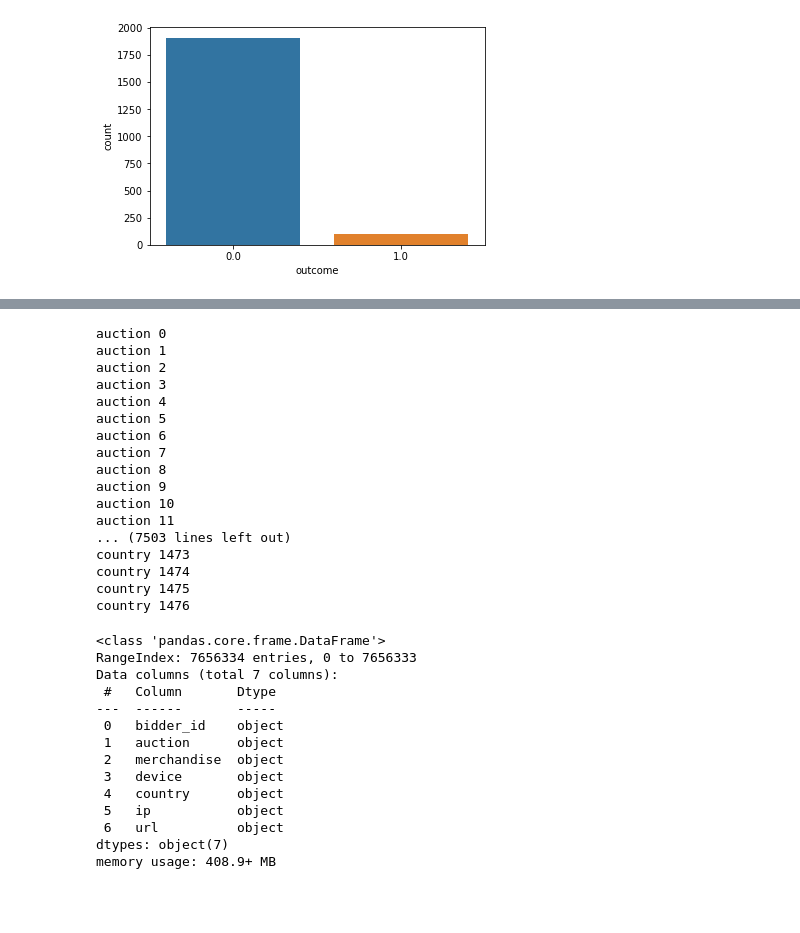
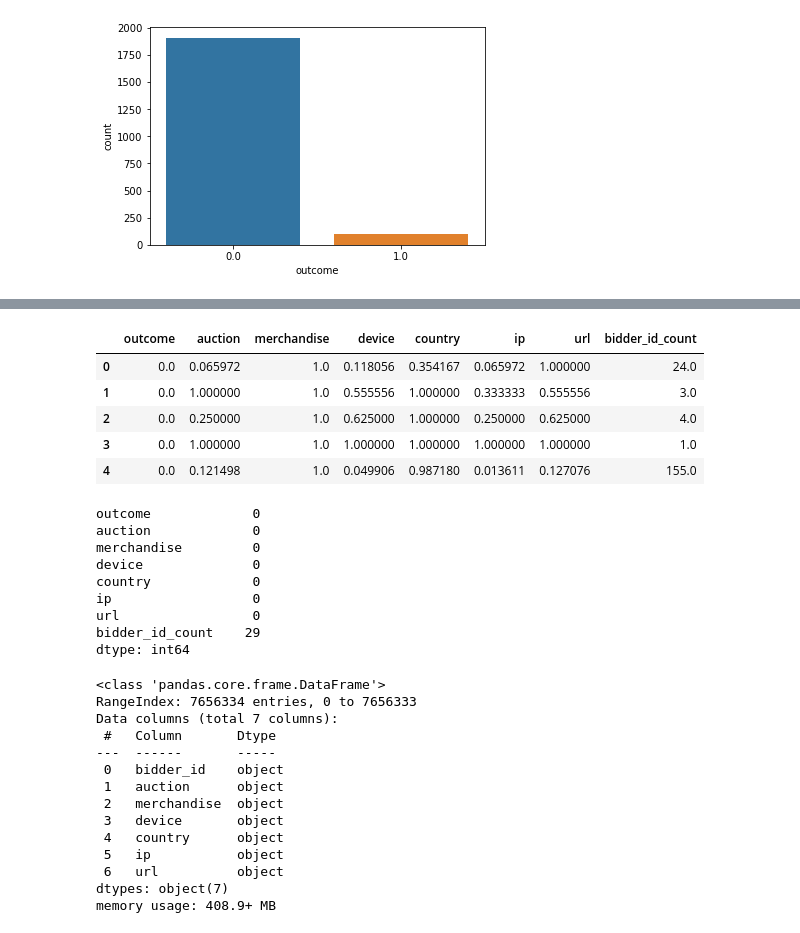
Before and after one commit to meln1337/facebook-kaggle, a Jupyter notebook: facebook.ipynb, the cells around one changed output, grey strips where cells are left out. Cells and saved outputs as stored; diff of their text form; code cells hidden in the pictures; blank space fills up the shorter version.

```diff
--- a/facebook.ipynb
+++ b/facebook.ipynb
@@ -112,7 +99,7 @@ def get_sameness(series):
     Computes sameness.
     """
     if len(series) == 0:
-        return 0.5
+        return 0.3
     vc = series.value_counts()
     p_vc = vc / len(series)
     res = np.dot(vc.values, p_vc.values)
@@ -146,9 +116,9 @@ def preprocess_data(df, bid_df):
     #     unique[col] = df[col].rename(f"{col}_unique")
     #     unique[col] = unique[col].map(unique[col].value_counts() == 1)
     bidder_id_count = df["bidder_id"].rename("bidder_id_count")
-    bidder_id_count = bidder_id_count.map(bidder_id_count.value_counts())
+    bidder_id_count = bidder_id_count.map(bid_df["bidder_id"].value_counts())
     sameness = {}
-    col_to_iter_2 = ["auction", "merchandise", "device", "country", "ip", "url"]
+    col_to_iter = ["auction", "merchandise", "device", "country", "ip", "url"]
 #     param = {}
 #     for col in col_to_iter_2:
 #         param[col] = np.zeros(len(df), dtype=object)
@@ -168,7 +138,7 @@ def preprocess_data(df, bid_df):
 #         sameness[col] = get_sameness(param[col])
 #         print(col)
 
-    for col in col_to_iter_2:
+    for col in col_to_iter:
         sameness[col] = np.zeros(len(df), dtype=object)
         i = 0
         for bidder_id in df["bidder_id"]:
@@ -179,25 +149,34 @@ def preprocess_data(df, bid_df):
 
     sameness = pd.DataFrame(sameness)
     bidder_id_count = pd.DataFrame(bidder_id_count)
-    sameness = pd.concat([sameness, bidder_id_count])
-    return sameness
+    sameness = pd.concat([sameness, bidder_id_count], axis=1)
+    df = pd.concat([df, sameness], axis=1)
+    df.drop(columns=['bidder_id', 'payment_account', 'address'], axis=1, inplace=True)
+    return df
 # %%
-sameness = preprocess_data(train_df, bid_df)
+if os.path.exists('./preprocessed_train.csv'):
+    train_df = pd.read_csv('./preprocessed_train.csv')
+else:
+    train_df = preprocess_data(train_df, bid_df)
+    train_df.to_csv('preprocessed_train.csv', sep=',', index=False)
-# %% [output]
-auction 0
-auction 1
-auction 2
-auction 3
-auction 4
-auction 5
-auction 6
-auction 7
-auction 8
-auction 9
-auction 10
-auction 11
-... (7503 lines left out)
-country 1473
-country 1474
-country 1475
-country 1476
+# %%
+train_df.head()
+# %% [output]
+|  | outcome | auction | merchandise | device | country | ip | url | bidder_id_count |
+| 0 | 0.0 | 0.065972 | 1.0 | 0.118056 | 0.354167 | 0.065972 | 1.000000 | 24.0 |
+| 1 | 0.0 | 1.000000 | 1.0 | 0.555556 | 1.000000 | 0.333333 | 0.555556 | 3.0 |
+| 2 | 0.0 | 0.250000 | 1.0 | 0.625000 | 1.000000 | 0.250000 | 0.625000 | 4.0 |
+| 3 | 0.0 | 1.000000 | 1.0 | 1.000000 | 1.000000 | 1.000000 | 1.000000 | 1.0 |
+| 4 | 0.0 | 0.121498 | 1.0 | 0.049906 | 0.987180 | 0.013611 | 0.127076 | 155.0 |
+# %%
+train_df.isna().sum()
+# %% [output]
+outcome             0
+auction             0
+merchandise         0
+device              0
+country             0
+ip                  0
+url                 0
+bidder_id_count    29
+dtype: int64
```
Also changed, not shown: parts of 25 cells of this notebook, 3 other files.
